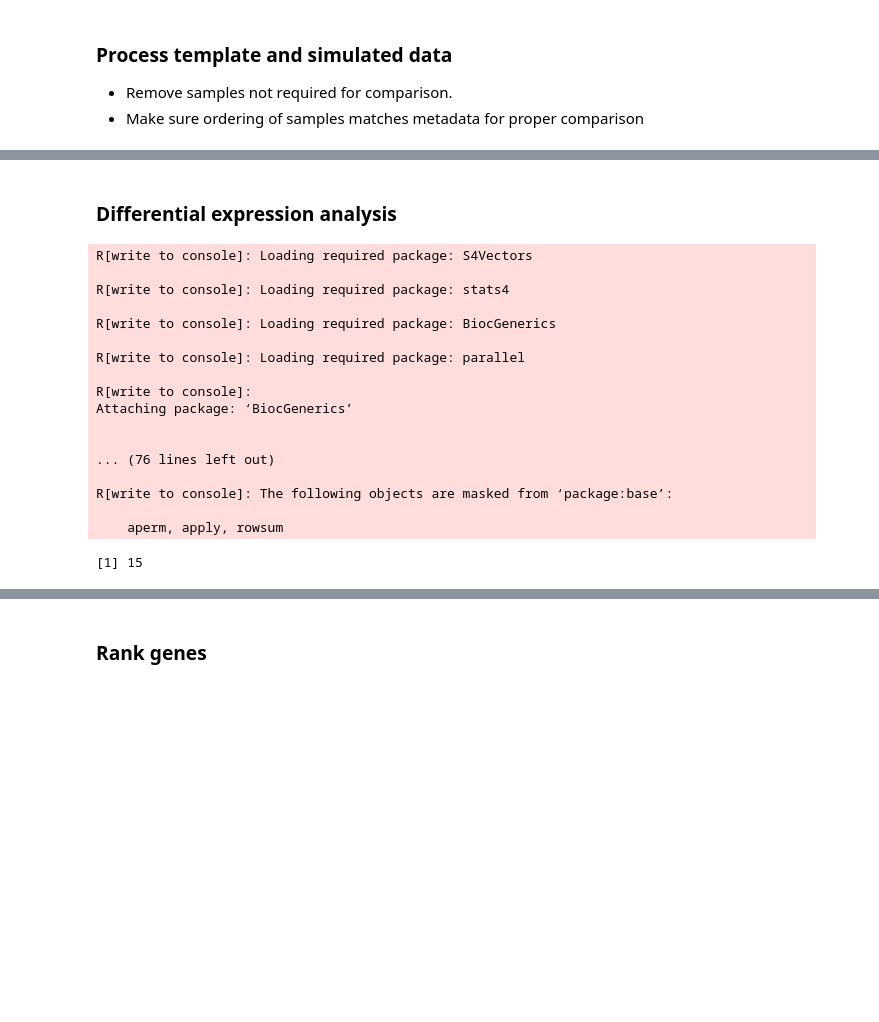
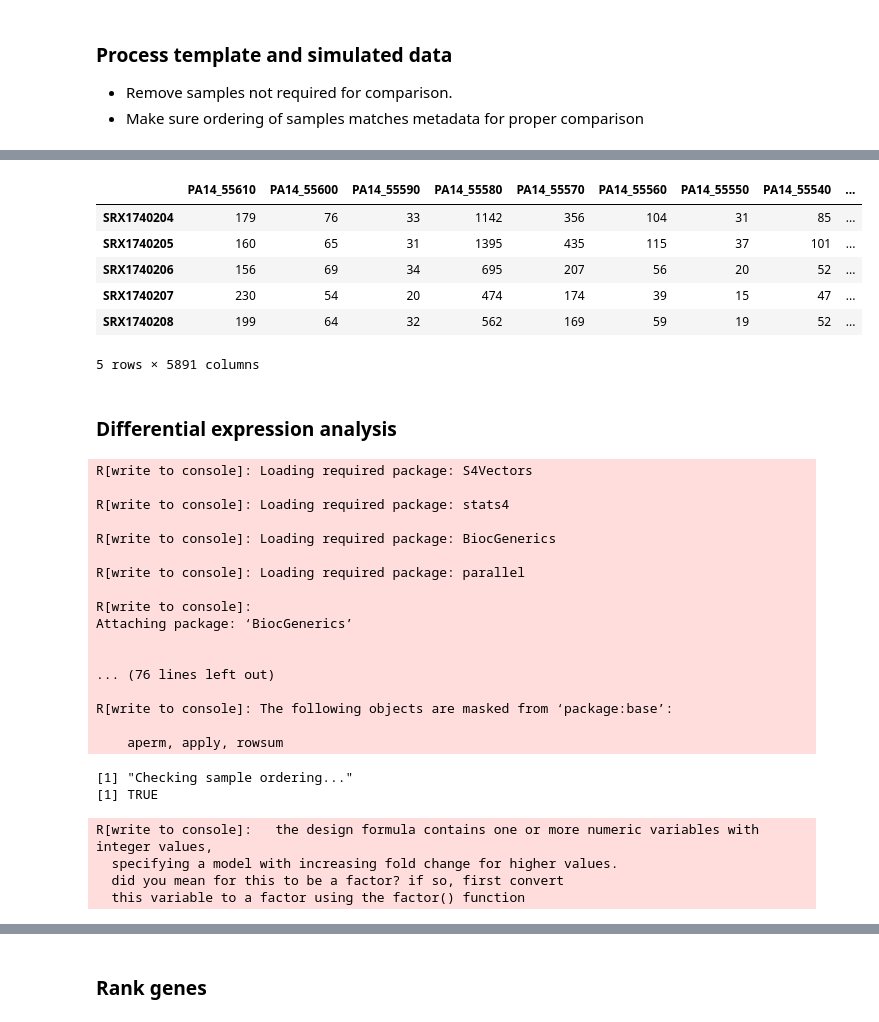
Before and after one commit to greenelab/generic-expression-patterns, a Jupyter notebook: pseudomonas_rnaseq_analysis/2_identify_generic_genes_pathways.ipynb, the cells around one changed output, grey strips where cells are left out. Saved outputs shown, nothing was run; the diff lists cells and outputs as text; code cells hidden in the pictures; blank space fills up the shorter version.

```diff
--- a/pseudomonas_rnaseq_analysis/2_identify_generic_genes_pathways.ipynb
+++ b/pseudomonas_rnaseq_analysis/2_identify_generic_genes_pathways.ipynb
@@ -142,3 +469,13 @@ assert template_data.shape[0] == 4
+# %%
+template_data.head()
+# %% [output]
+|  | PA14_55610 | PA14_55600 | PA14_55590 | PA14_55580 | PA14_55570 | PA14_55560 | PA14_55550 | PA14_55540 | ... |
+| SRX1740204 | 179 | 76 | 33 | 1142 | 356 | 104 | 31 | 85 | ... |
+| SRX1740205 | 160 | 65 | 31 | 1395 | 435 | 115 | 37 | 101 | ... |
+| SRX1740206 | 156 | 69 | 34 | 695 | 207 | 56 | 20 | 52 | ... |
+| SRX1740207 | 230 | 54 | 20 | 474 | 174 | 39 | 15 | 47 | ... |
+| SRX1740208 | 199 | 64 | 32 | 562 | 169 | 59 | 19 | 52 | ... |
+5 rows × 5891 columns
 # %% [markdown]
 ### Differential expression analysis
 # %%
@@ -149,7 +486,7 @@ os.makedirs(os.path.join(local_dir, "DE_stats"), exist_ok=True)
 
 source(paste0(base_dir, '/generic_expression_patterns_modules/DE_analysis.R'))
 
-get_DE_stats_limma(metadata_filename,
+get_DE_stats_DESeq(metadata_filename,
                    project_id,
                    processed_template_filename,
                    "template",
@@ -173,7 +510,12 @@ Attaching package: ‘BiocGenerics’
 R[write to console]: The following objects are masked from ‘package:base’:
 
     aperm, apply, rowsum
-[1] 15
+[1] "Checking sample ordering..."
+[1] TRUE
+R[write to console]:   the design formula contains one or more numeric variables with integer values,
+  specifying a model with increasing fold change for higher values.
+  did you mean for this to be a factor? if so, first convert
+  this variable to a factor using the factor() function
 # %%
 %%R -i metadata_filename -i project_id -i base_dir -i local_dir -i num_runs -o num_sign_DEGs_simulated
 
```
Also changed, not shown: parts of 27 cells of this notebook, 8 other files.
